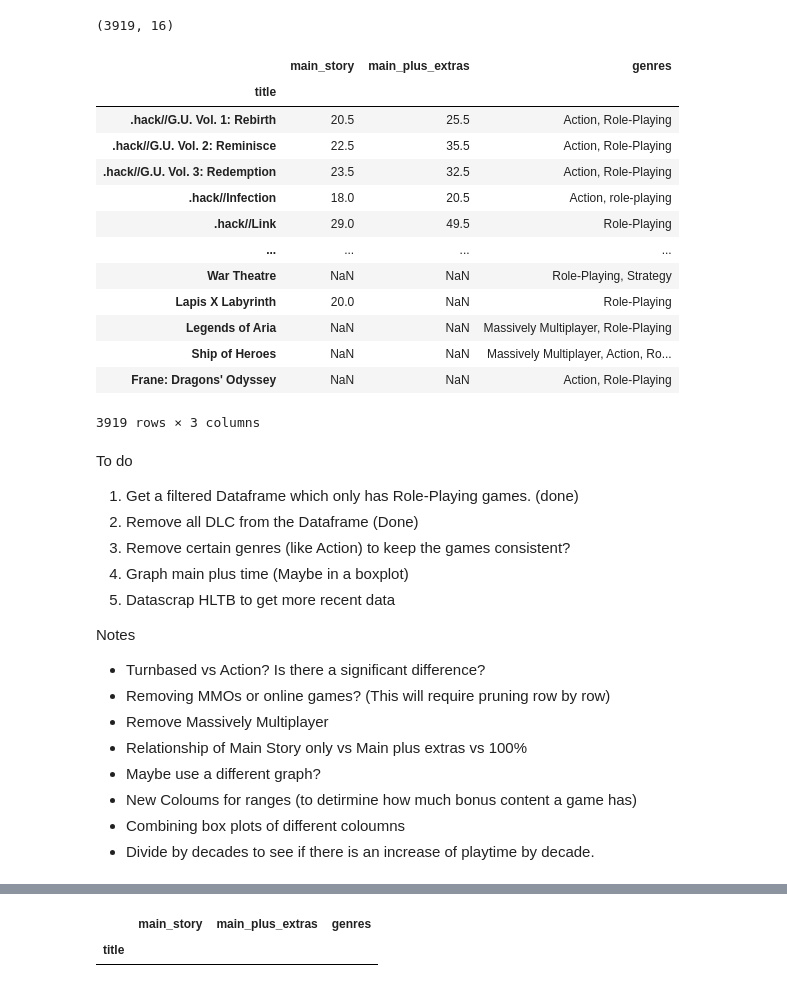
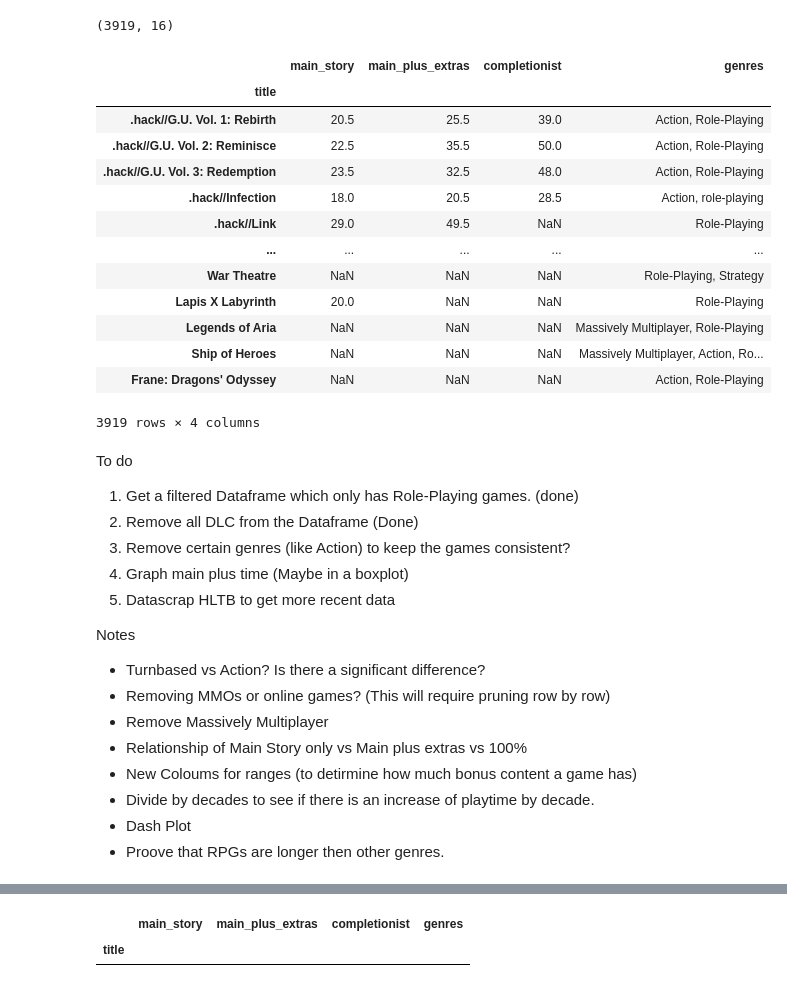
Before and after one commit to Jackabyte/RPG-lengths, a Jupyter notebook: what-is-a-short-rpg-really.ipynb, the cells around one changed output, grey strips where cells are left out. Saved outputs shown, nothing was run; the diff lists cells and outputs as text; code cells hidden in the pictures.

```diff
--- a/what-is-a-short-rpg-really.ipynb
+++ b/what-is-a-short-rpg-really.ipynb
@@ -74,24 +87,24 @@ RPGS.shape
 # %%
 #hltb = hltb[hltb['title'], hltb['main_story'], hltb['main_plus_extras'],hltb['genres']]
 
-RPGS = RPGS.loc[:, ['title', 'main_story', 'main_plus_extras', 'genres']]
+RPGS = RPGS.loc[:, ['title', 'main_story', 'main_plus_extras', 'completionist', 'genres']]
 RPGS = RPGS.set_index('title')
 RPGS
 # %% [output]
-|  | main_story | main_plus_extras | genres |
-| title |  |  |  |
-| .hack//G.U. Vol. 1: Rebirth | 20.5 | 25.5 | Action, Role-Playing |
-| .hack//G.U. Vol. 2: Reminisce | 22.5 | 35.5 | Action, Role-Playing |
-| .hack//G.U. Vol. 3: Redemption | 23.5 | 32.5 | Action, Role-Playing |
-| .hack//Infection | 18.0 | 20.5 | Action, role-playing |
-| .hack//Link | 29.0 | 49.5 | Role-Playing |
-| ... | ... | ... | ... |
-| War Theatre | NaN | NaN | Role-Playing, Strategy |
-| Lapis X Labyrinth | 20.0 | NaN | Role-Playing |
-| Legends of Aria | NaN | NaN | Massively Multiplayer, Role-Playing |
-| Ship of Heroes | NaN | NaN | Massively Multiplayer, Action, Ro... |
-| Frane: Dragons' Odyssey | NaN | NaN | Action, Role-Playing |
+|  | main_story | main_plus_extras | completionist | genres |
+| title |  |  |  |  |
+| .hack//G.U. Vol. 1: Rebirth | 20.5 | 25.5 | 39.0 | Action, Role-Playing |
+| .hack//G.U. Vol. 2: Reminisce | 22.5 | 35.5 | 50.0 | Action, Role-Playing |
+| .hack//G.U. Vol. 3: Redemption | 23.5 | 32.5 | 48.0 | Action, Role-Playing |
+| .hack//Infection | 18.0 | 20.5 | 28.5 | Action, role-playing |
+| .hack//Link | 29.0 | 49.5 | NaN | Role-Playing |
+| ... | ... | ... | ... | ... |
+| War Theatre | NaN | NaN | NaN | Role-Playing, Strategy |
+| Lapis X Labyrinth | 20.0 | NaN | NaN | Role-Playing |
+| Legends of Aria | NaN | NaN | NaN | Massively Multiplayer, Role-Playing |
+| Ship of Heroes | NaN | NaN | NaN | Massively Multiplayer, Action, Ro... |
+| Frane: Dragons' Odyssey | NaN | NaN | NaN | Action, Role-Playing |
-3919 rows × 3 columns
+3919 rows × 4 columns
 # %% [markdown]
 To do
 
@@ -107,10 +120,10 @@ Notes
 * Removing MMOs or online games? (This will require pruning row by row)
 * Remove Massively Multiplayer
 * Relationship of Main Story only vs Main plus extras vs 100%
-* Maybe use a different graph?
 * New Coloums for ranges (to detirmine how much bonus content a game has)
-* Combining box plots of different coloumns
 * Divide by decades to see if there is an increase of playtime by decade.
+* Dash Plot
+* Proove that RPGs are longer then other genres.
 # %%
 fig = px.box(RPGS, y="main_plus_extras")
 fig.show()
@@ -125,5 +138,5 @@ fig.show()
 FF = RPGS.loc[RPGS.index == "Disco Elysium"]
 FF
 # %% [output]
-|  | main_story | main_plus_extras | genres |
-| title |  |  |  |
+|  | main_story | main_plus_extras | completionist | genres |
+| title |  |  |  |  |
```
Also changed, not shown: parts of 1 cell of this notebook.
